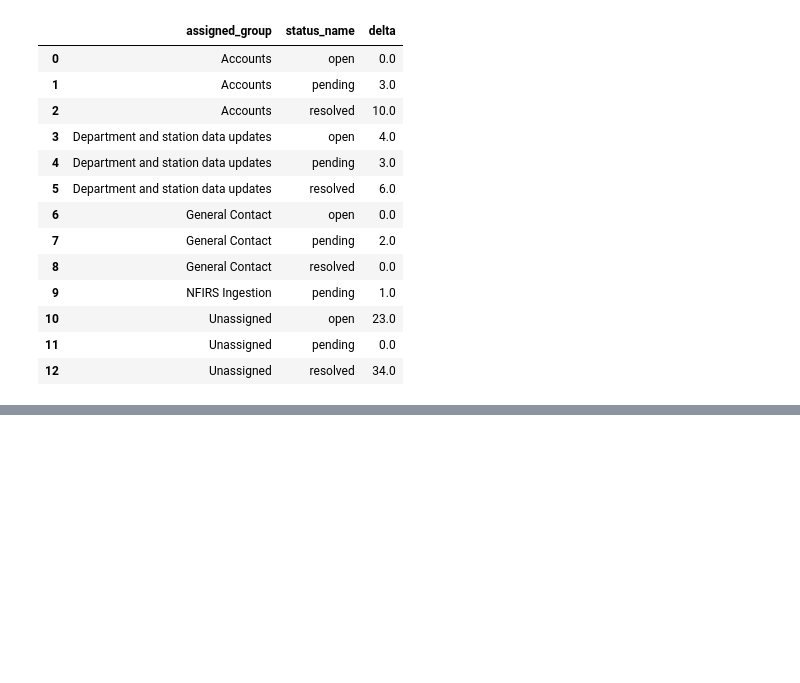
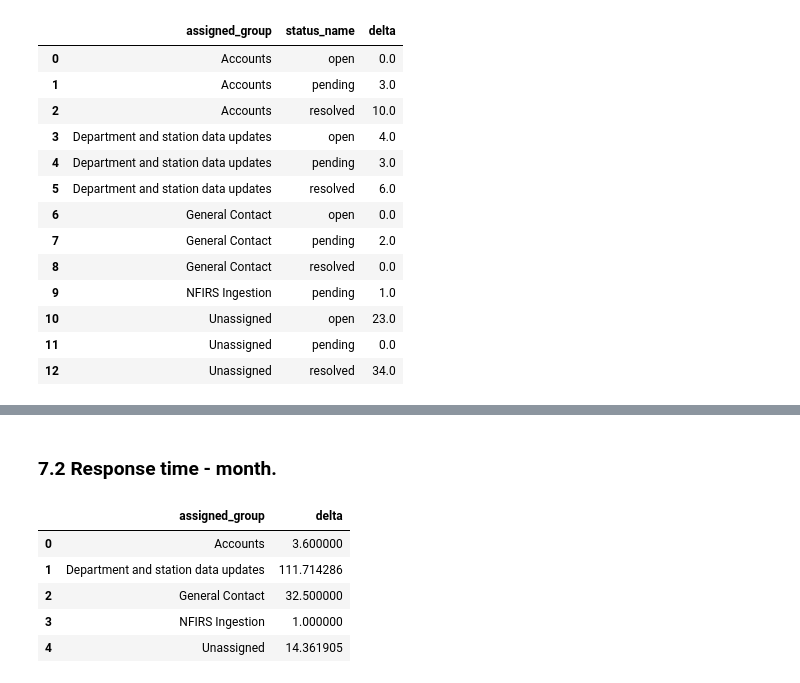
Before and after one commit to JorgeMartinezG/firecares-stats, a Jupyter notebook: Tickets analysis.ipynb, the cells around one changed output, grey strips where cells are left out. Cells and saved outputs as stored; diff of their text form; code cells hidden in the pictures; blank space fills up the shorter version.

```diff
--- a/Tickets analysis.ipynb
+++ b/Tickets analysis.ipynb
@@ -227,0 +254,13 @@ deltas_month
+# %% [markdown]
+### 7.2 Response time - month.
+# %%
+delta_tickets = create_delta_tickets_time(df_responded, month=True, range_val=-2)
+deltas_responded_month = estimate_deltas_time(delta_tickets)
+deltas_responded_month
+# %% [output]
+|  | assigned_group | delta |
+| 0 | Accounts | 3.600000 |
+| 1 | Department and station data updates | 111.714286 |
+| 2 | General Contact | 32.500000 |
+| 3 | NFIRS Ingestion | 1.000000 |
+| 4 | Unassigned | 14.361905 |
```
Also changed, not shown: parts of 20 cells of this notebook.
